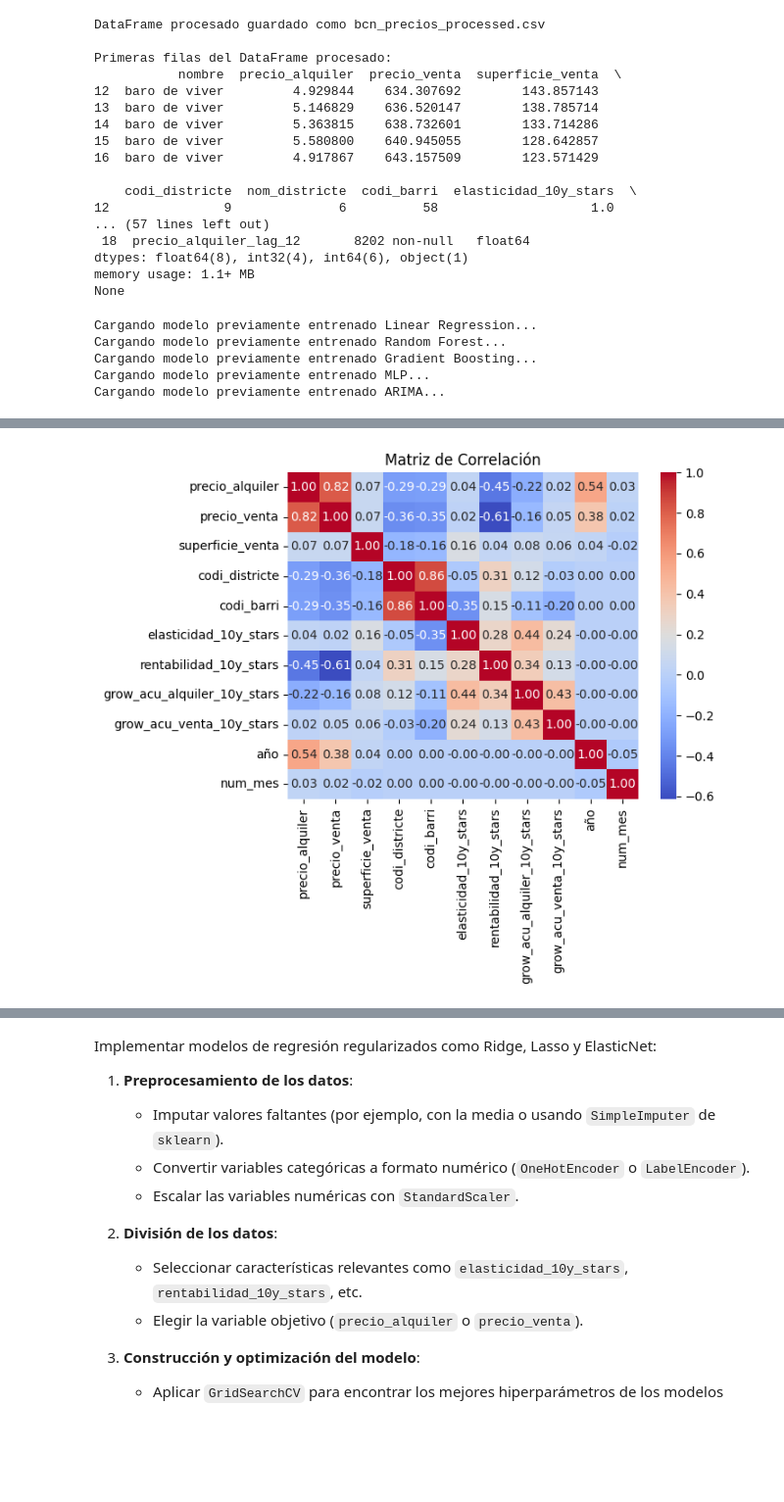
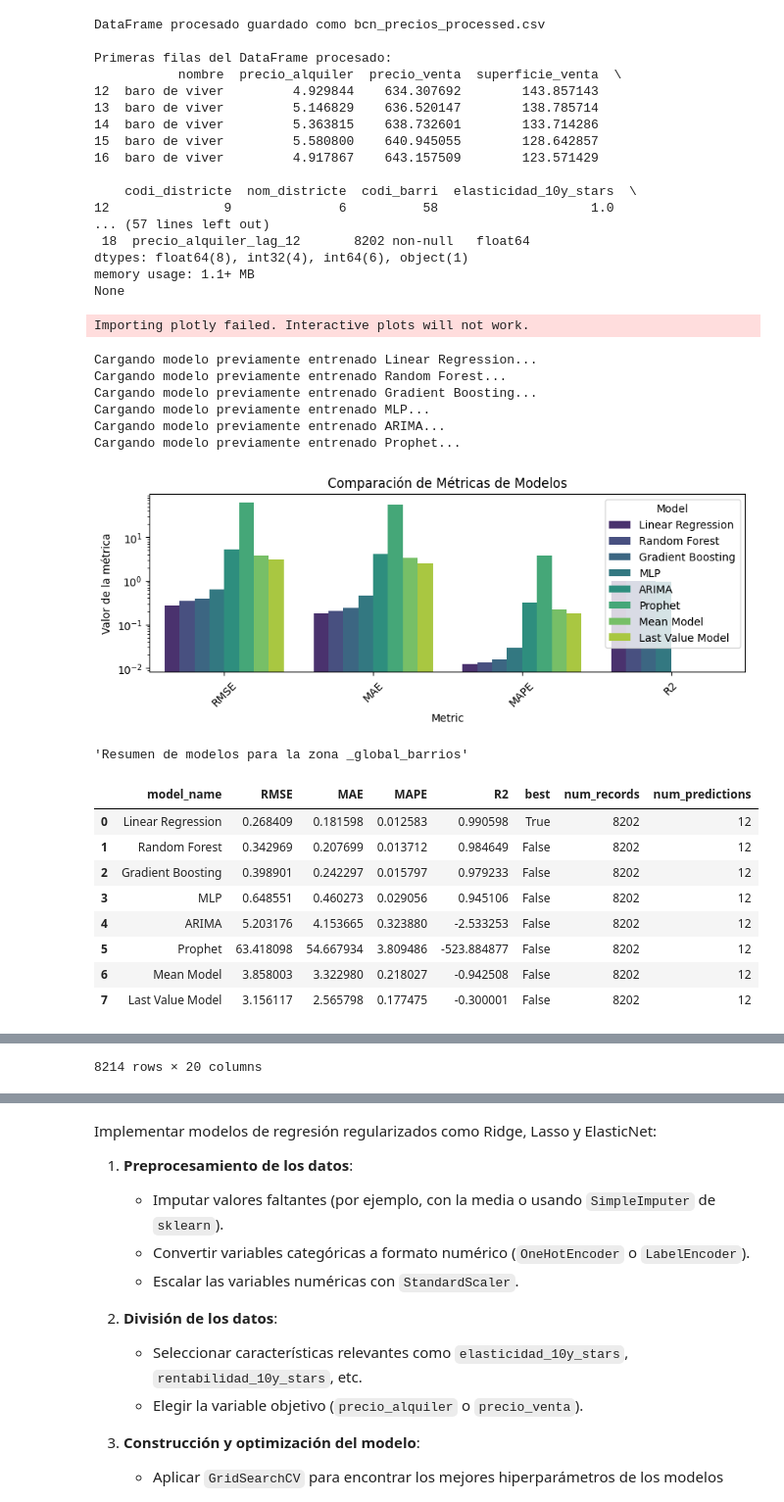
Before and after one commit to germanztz/data-science-uoc-realadvisor, a Jupyter notebook: realadvisor_03_model.ipynb, the cells around one changed output, grey strips where cells are left out. Shown: that part at 98% size. Saved outputs shown, nothing was run; the diff lists cells and outputs as text; code cells hidden in the pictures; blank space fills up the shorter version.

Commit message:
models

```diff
--- a/realadvisor_03_model.ipynb
+++ b/realadvisor_03_model.ipynb
@@ -776,36 +794,49 @@ params = {
       }
   }
 # 5. Entrenamiento y Evaluación de Modelos
 trained_models = {}
 model_dir = 'trained_models'
 os.makedirs(model_dir, exist_ok=True)
 future_predictions_df = pd.DataFrame()
 
 # for zone_val in bcn_precios_encoded['codi_barri'].unique():
 #   df_zone = bcn_precios_encoded[bcn_precios_encoded['codi_barri'] == zone_val].sort_values(by=['año', 'num_mes'])
 #   future_preds, trained_models_zone = process_data_by_zone(df_zone.copy(), preprocessor, models, params, model_dir, TARGET_COL, zone_label=f'_barrio_{zone_val}')
 #   trained_models.update(trained_models_zone)
 #   future_predictions_df = pd.concat([future_predictions_df, future_preds], ignore_index=True)
 
 df_zone = bcn_precios_encoded.sort_values(by=['año', 'num_mes'])
 future_preds, trained_models_zone = process_data_by_zone(df_zone.copy(), preprocessor, models, params, model_dir, TARGET_COL, zone_label=f'_global_barrios')
 trained_models.update(trained_models_zone)
 future_predictions_df = pd.concat([future_predictions_df, future_preds], ignore_index=True)
 
 # 8. Unir Predicciones con Datos Originales
 bcn_precios_complete = pd.concat([bcn_precios_encoded, future_predictions_df], ignore_index=True)
 bcn_precios_complete = bcn_precios_complete.sort_values(by=['codi_barri','año','num_mes'])
-
+display(bcn_precios_complete)
 # 9. Visualización de Predicciones
 # best_model = get_best_model(trained_models) # Obtener el mejor modelo global
 #plot_predictions_complete(bcn_precios_complete, trained_models, target_col=TARGET_COL) # Funcion eliminada
 
 # 10. Mostrar el DataFrame con las Predicciones
 # print("\nDataFrame con predicciones:")
 # print(bcn_precios_complete.tail(20))
 # %% [output]
-Cargando modelo previamente entrenado Linear Regression...
-Cargando modelo previamente entrenado Random Forest...
-Cargando modelo previamente entrenado Gradient Boosting...
-Cargando modelo previamente entrenado MLP...
-Cargando modelo previamente entrenado ARIMA...
+Importing plotly failed. Interactive plots will not work.
+Cargando modelo previamente entrenado Linear Regression...
+Cargando modelo previamente entrenado Random Forest...
+Cargando modelo previamente entrenado Gradient Boosting...
+Cargando modelo previamente entrenado MLP...
+Cargando modelo previamente entrenado ARIMA...
+Cargando modelo previamente entrenado Prophet...
+[figure, added]
+'Resumen de modelos para la zona _global_barrios'
+|  | model_name | RMSE | MAE | MAPE | R2 | best | num_records | num_predictions |
+| 0 | Linear Regression | 0.268409 | 0.181598 | 0.012583 | 0.990598 | True | 8202 | 12 |
+| 1 | Random Forest | 0.342969 | 0.207699 | 0.013712 | 0.984649 | False | 8202 | 12 |
+| 2 | Gradient Boosting | 0.398901 | 0.242297 | 0.015797 | 0.979233 | False | 8202 | 12 |
+| 3 | MLP | 0.648551 | 0.460273 | 0.029056 | 0.945106 | False | 8202 | 12 |
+| 4 | ARIMA | 5.203176 | 4.153665 | 0.323880 | -2.533253 | False | 8202 | 12 |
+| 5 | Prophet | 63.418098 | 54.667934 | 3.809486 | -523.884877 | False | 8202 | 12 |
+| 6 | Mean Model | 3.858003 | 3.322980 | 0.218027 | -0.942508 | False | 8202 | 12 |
+| 7 | Last Value Model | 3.156117 | 2.565798 | 0.177475 | -0.300001 | False | 8202 | 12 |
@@ -812,21 +855,4 @@ Cargando modelo previamente entrenado ARIMA...
+8214 rows × 20 columns
-# %%
-import matplotlib.pyplot as plt
-
-# Selección de variables numéricas para la correlación
-# numerical_cols = ["precio_alquiler", "precio_venta", "superficie_venta", "codi_districte", "codi_barri"]
-bcn_precios['año'] = bcn_precios['mes'].dt.year
-bcn_precios['num_mes'] = bcn_precios['mes'].dt.month
-
-# Calcular matriz de correlación
-correlation_matrix = bcn_precios[bcn_precios.describe().columns].corr()
-
-# Visualizar la matriz de correlación
-# plt.figure(figsize=(10, 6))
-sns.heatmap(correlation_matrix, annot=True, fmt=".2f", cmap="coolwarm", cbar=True)
-plt.title("Matriz de Correlación")
-plt.show()
-# %% [output]
-[figure, removed]
 # %%
 import seaborn as sns
 
```
Also changed, not shown: parts of 3 cells of this notebook.
